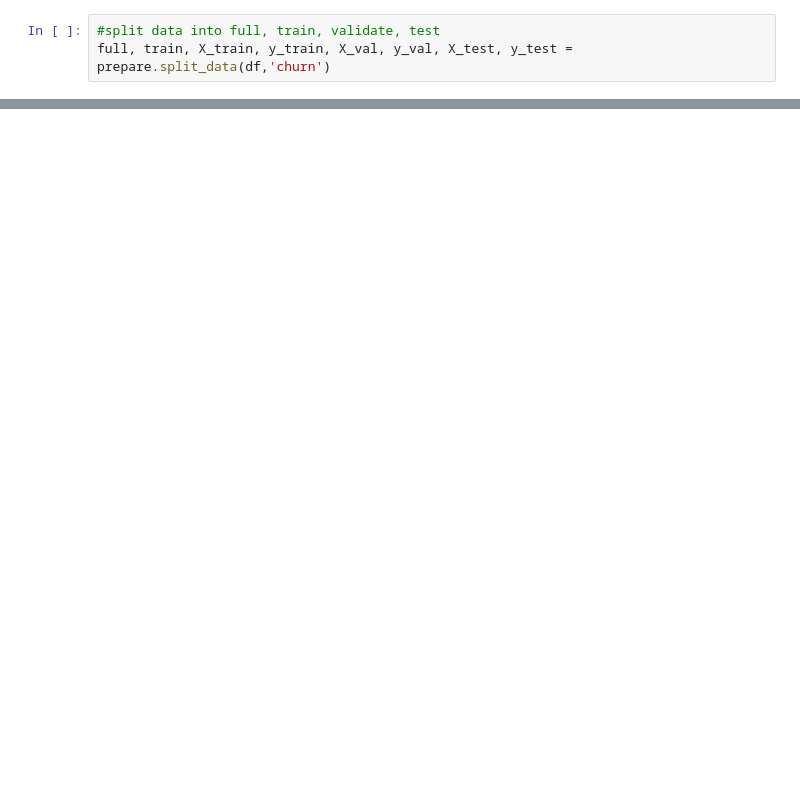
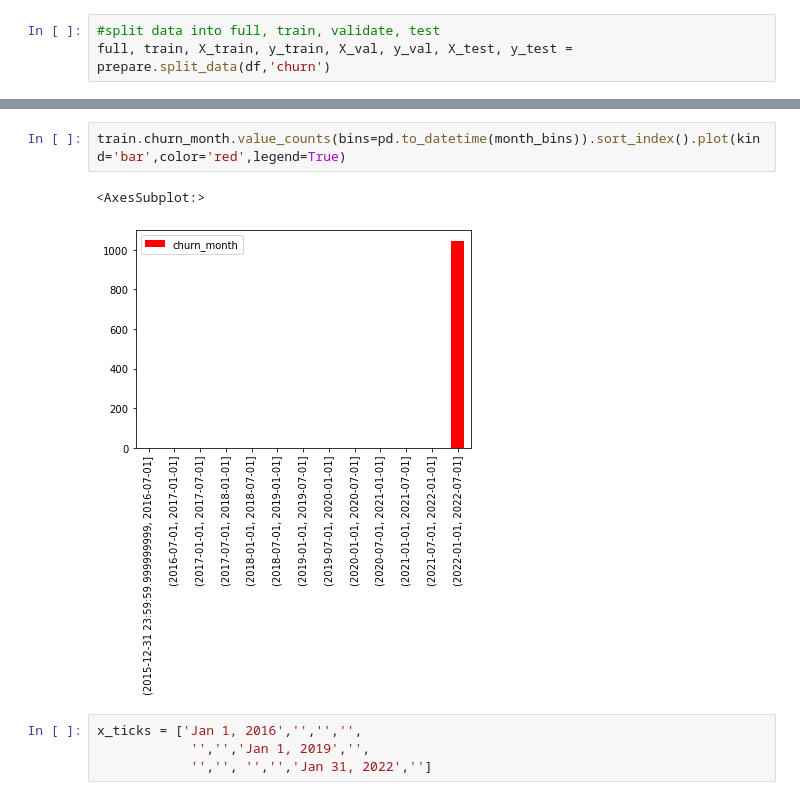
Before and after one commit to richie-p-meyer/telco_churn, a Jupyter notebook: storytelling.ipynb, the cells around one changed output, grey strips where cells are left out. Cells and saved outputs as stored; diff of their text form; blank space fills up the shorter version.

```diff
--- a/storytelling.ipynb
+++ b/storytelling.ipynb
@@ -43,0 +82,9 @@ train.shape
+# %%
+train.churn_month.value_counts(bins=pd.to_datetime(month_bins)).sort_index().plot(kind='bar',color='red',legend=True)
+# %% [output]
+<AxesSubplot:>
+[figure, added]
+# %%
+x_ticks = ['Jan 1, 2016','','','',
+            '','','Jan 1, 2019','',
+            '','', '','','Jan 31, 2022','']
```
Also changed, not shown: parts of 16 cells of this notebook, 3 other files.
